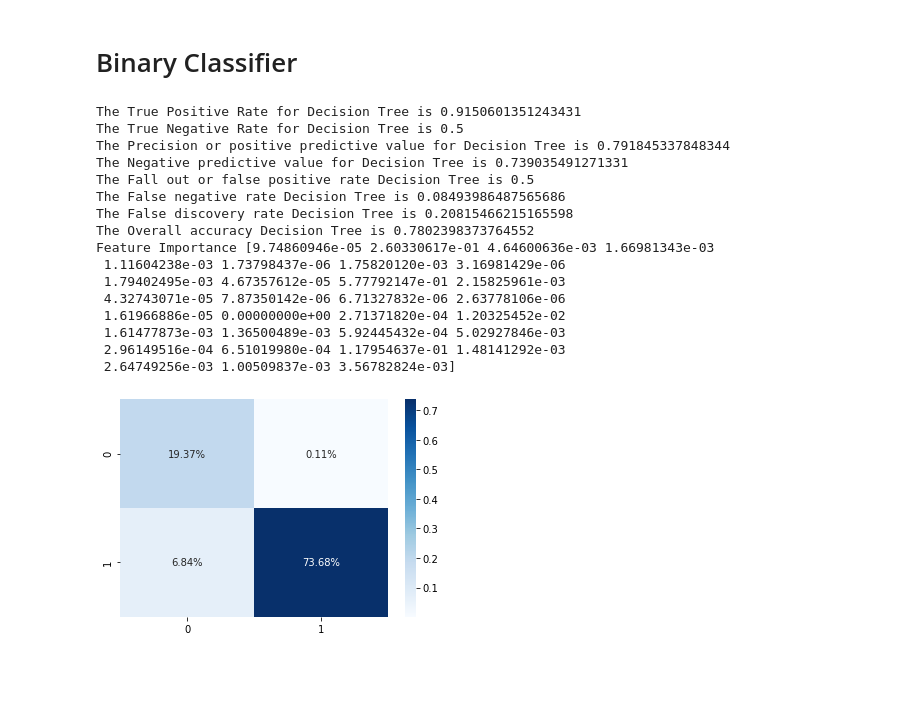
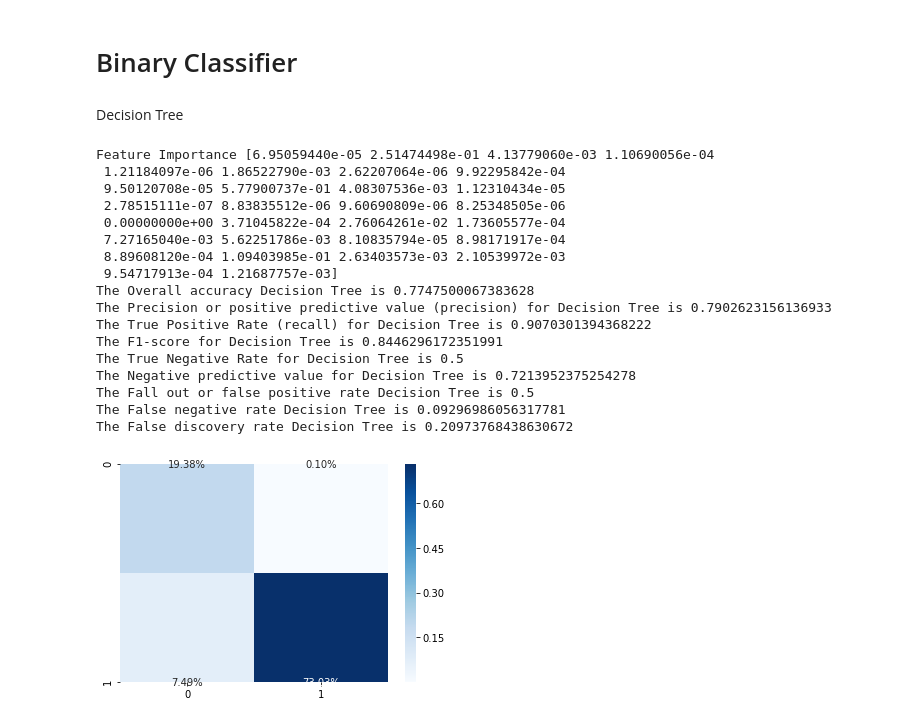
Before and after one commit to huyi-huwangyang/CMPE255-group1-project, a Jupyter notebook: Network_Intrusion_Integrated.ipynb, the cells around one changed output. Saved outputs shown, nothing was run; the diff lists cells and outputs as text; code cells hidden in the pictures; blank space fills up the shorter version.

```diff
--- a/Network_Intrusion_Integrated.ipynb
+++ b/Network_Intrusion_Integrated.ipynb
@@ -263,10 +296,11 @@ plt.show()
 # %%
 # df.drop('service',axis = 1,inplace = True)
 df.drop('flag',axis = 1,inplace = True)
+df.drop('service',axis = 1,inplace = True)
 df.drop('num_outbound_cmds',axis = 1,inplace = True)
 
-
 df_test.drop('flag',axis = 1,inplace = True)
+df_test.drop('service',axis = 1,inplace = True)
 df_test.drop('num_outbound_cmds',axis = 1,inplace = True)
 # %%
 # Converting Categorical values to numeric
@@ -274,8 +308,3 @@ df_test.drop('num_outbound_cmds',axis = 1,inplace = True)
 pmap = {'icmp':0,'tcp':1,'udp':2}
 df['protocol_type'] = df['protocol_type'].map(pmap)
 df_test['protocol_type'] = df_test['protocol_type'].map(pmap)
-# %%
-# Converting service to continuous value
-label_encoder = LabelEncoder()
-df['service']= label_encoder.fit_transform(df['service'])
-df_test['service']= label_encoder.fit_transform(df_test['service'])
@@ -449,9 +476,8 @@ def decision_trees(train_feature, train_label, test_feature, test_label):
     clf = tree.DecisionTreeClassifier(splitter = "random", criterion = "entropy", max_depth=15)
     clf.fit(train_feature, train_label.values.ravel())
     prediction = clf.predict(test_feature)
-    result = generate_result_metrics("Decision Tree", test_label, prediction)
     print("Feature Importance {}".format(clf.feature_importances_))
-    return result
+    return prediction
 # %%
 def logistic_classifier(train_feature, train_label, test_feature, test_label):
     clf = LogisticRegression(max_iter=90)
@@ -490,25 +502,31 @@ def gaussian_naive_bayes_classifier(train_feature, train_label, test_feature, te
 # %%
-Y_train = df['label']
-Y_test = df_test['label']
-X_train = df.drop(['label'], axis=1)
-X_test =  df_test.drop(['label'], axis=1)
+Y_train = df['label'] # train label
+Y_test = df_test['label'] # test label
+X_train = df.drop(['label'], axis=1) # train feature
+X_test =  df_test.drop(['label'], axis=1) # test feature
+result_metric = []
+# %% [markdown]
+<p>Decision Tree</p>
 # %%
-result_metric.append(decision_trees(X_train, Y_train, X_test, Y_test))
+prediction = decision_trees(X_train, Y_train, X_test, Y_test)
+result = generate_result_metrics("Decision Tree", Y_test, prediction)
+result_metric.append(result)
 # %% [output]
-The True Positive Rate for Decision Tree is 0.9150601351243431
+Feature Importance [6.95059440e-05 2.51474498e-01 4.13779060e-03 1.10690056e-04
+ 1.21184097e-06 1.86522790e-03 2.62207064e-06 9.92295842e-04
+ 9.50120708e-05 5.77900737e-01 4.08307536e-03 1.12310434e-05
+ 2.78515111e-07 8.83835512e-06 9.60690809e-06 8.25348505e-06
+ 0.00000000e+00 3.71045822e-04 2.76064261e-02 1.73605577e-04
+ 7.27165040e-03 5.62251786e-03 8.10835794e-05 8.98171917e-04
+ 8.89608120e-04 1.09403985e-01 2.63403573e-03 2.10539972e-03
+ 9.54717913e-04 1.21687757e-03]
+The Overall accuracy Decision Tree is 0.7747500067383628
+The Precision or positive predictive value (precision) for Decision Tree is 0.7902623156136933
+The True Positive Rate (recall) for Decision Tree is 0.9070301394368222
+The F1-score for Decision Tree is 0.8446296172351991
 The True Negative Rate for Decision Tree is 0.5
-The Precision or positive predictive value for Decision Tree is 0.791845337848344
-The Negative predictive value for Decision Tree is 0.739035491271331
+The Negative predictive value for Decision Tree is 0.7213952375254278
 The Fall out or false positive rate Decision Tree is 0.5
-The False negative rate Decision Tree is 0.08493986487565686
-The False discovery rate Decision Tree is 0.20815466215165598
-The Overall accuracy Decision Tree is 0.7802398373764552
-Feature Importance [9.74860946e-05 2.60330617e-01 4.64600636e-03 1.66981343e-03
- 1.11604238e-03 1.73798437e-06 1.75820120e-03 3.16981429e-06
- 1.79402495e-03 4.67357612e-05 5.77792147e-01 2.15825961e-03
- 4.32743071e-05 7.87350142e-06 6.71327832e-06 2.63778106e-06
- 1.61966886e-05 0.00000000e+00 2.71371820e-04 1.20325452e-02
- 1.61477873e-03 1.36500489e-03 5.92445432e-04 5.02927846e-03
- 2.96149516e-04 6.51019980e-04 1.17954637e-01 1.48141292e-03
- 2.64749256e-03 1.00509837e-03 3.56782824e-03]
+The False negative rate Decision Tree is 0.09296986056317781
+The False discovery rate Decision Tree is 0.20973768438630672
-[figure, old version]
+[figure, new version]
```
Also changed, not shown: parts of 55 cells of this notebook, 1 other file.
